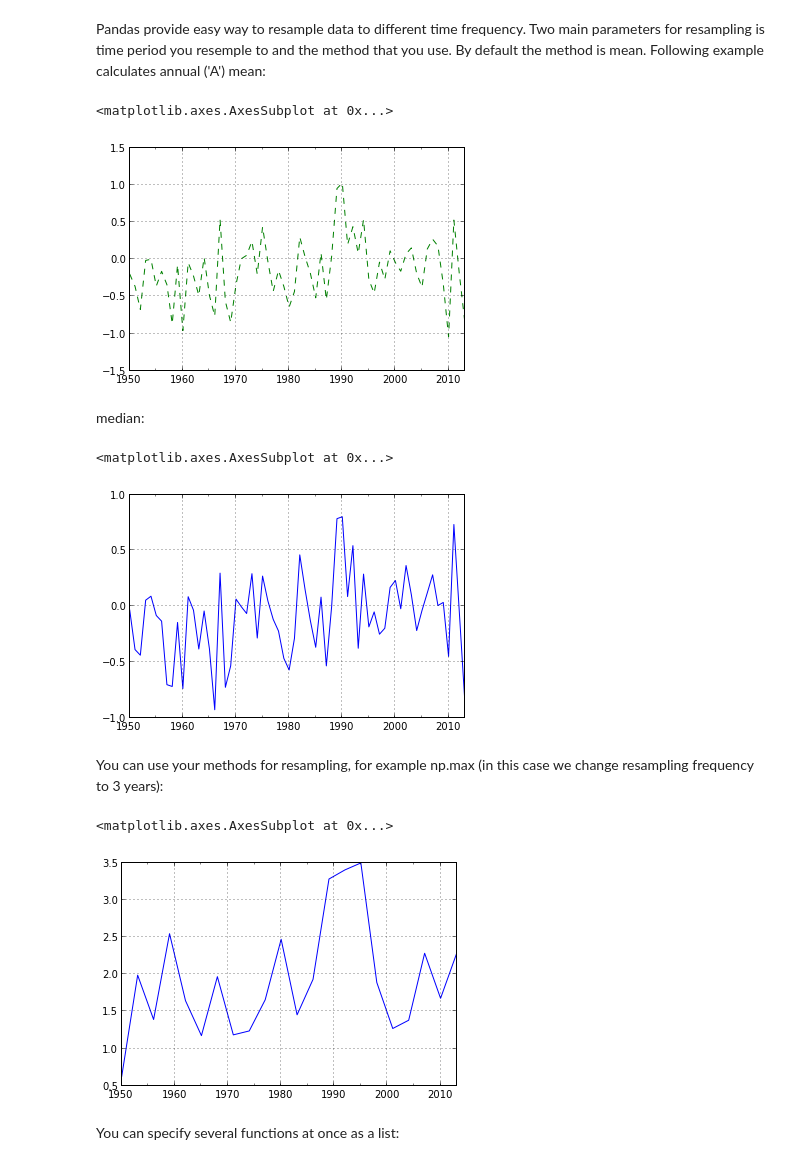
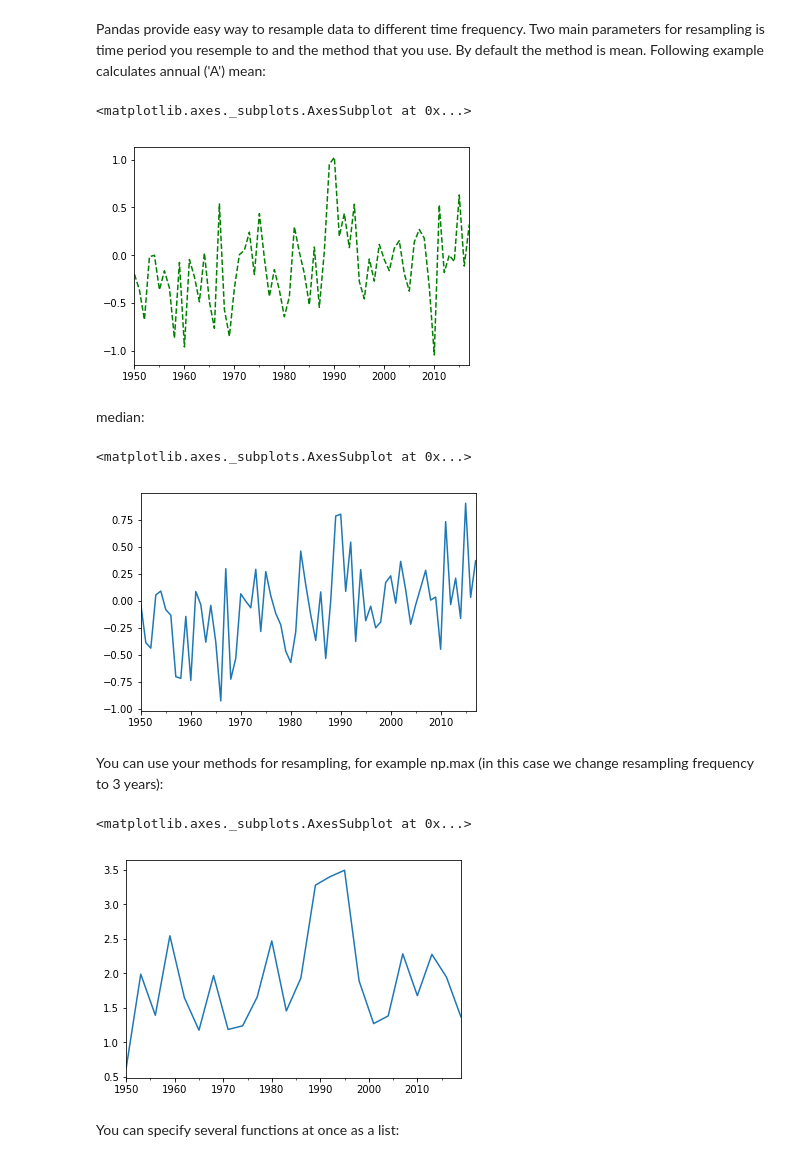
Before and after one commit to koldunovn/earthpy.org, a Jupyter notebook: content/earthpy_pandas_basics.ipynb, the cells around one changed output. Saved outputs shown, nothing was run; the diff lists cells and outputs as text; code cells hidden in the pictures.

```diff
--- a/content/earthpy_pandas_basics.ipynb
+++ b/content/earthpy_pandas_basics.ipynb
@@ -77,3 +79,3 @@ We would like to convert this data in to time series, that can be manipulated na
 # %%
-dates = pd.date_range('1950-01', '2013-03', freq='M')
+dates = pd.date_range('1950-01', periods=ao.shape[0], freq='M')
 # %% [markdown]
@@ -371,27 +403,27 @@ aonao.describe()
 # %% [markdown]
 Pandas provide easy way to resample data to different time frequency. Two main parameters for resampling is time period you resemple to and the method that you use. By default the method is mean. Following example calculates annual ('A') mean:
 # %%
-AO_mm = AO.resample("A")
+AO_mm = AO.resample("A").mean()
 AO_mm.plot(style='g--')
 # %% [output]
-<matplotlib.axes.AxesSubplot at 0x...>
+<matplotlib.axes._subplots.AxesSubplot at 0x...>
-[figure, old version]
+[figure, new version]
 # %% [markdown]
 median:
 # %%
-AO_mm = AO.resample("A", how='median')
+AO_mm = AO.resample("A").median()
 AO_mm.plot()
 # %% [output]
-<matplotlib.axes.AxesSubplot at 0x...>
+<matplotlib.axes._subplots.AxesSubplot at 0x...>
-[figure, old version]
+[figure, new version]
 # %% [markdown]
 You can use your methods for resampling, for example np.max (in this case we change resampling frequency to 3 years):
 # %%
-AO_mm = AO.resample("3A", how=np.max)
+AO_mm = AO.resample("3A").apply(np.max)
 AO_mm.plot()
 # %% [output]
-<matplotlib.axes.AxesSubplot at 0x...>
+<matplotlib.axes._subplots.AxesSubplot at 0x...>
-[figure, old version]
+[figure, new version]
 # %% [markdown]
 You can specify several functions at once as a list:
 # %%
```
Also changed, not shown: parts of 37 cells of this notebook, 1 other file.
